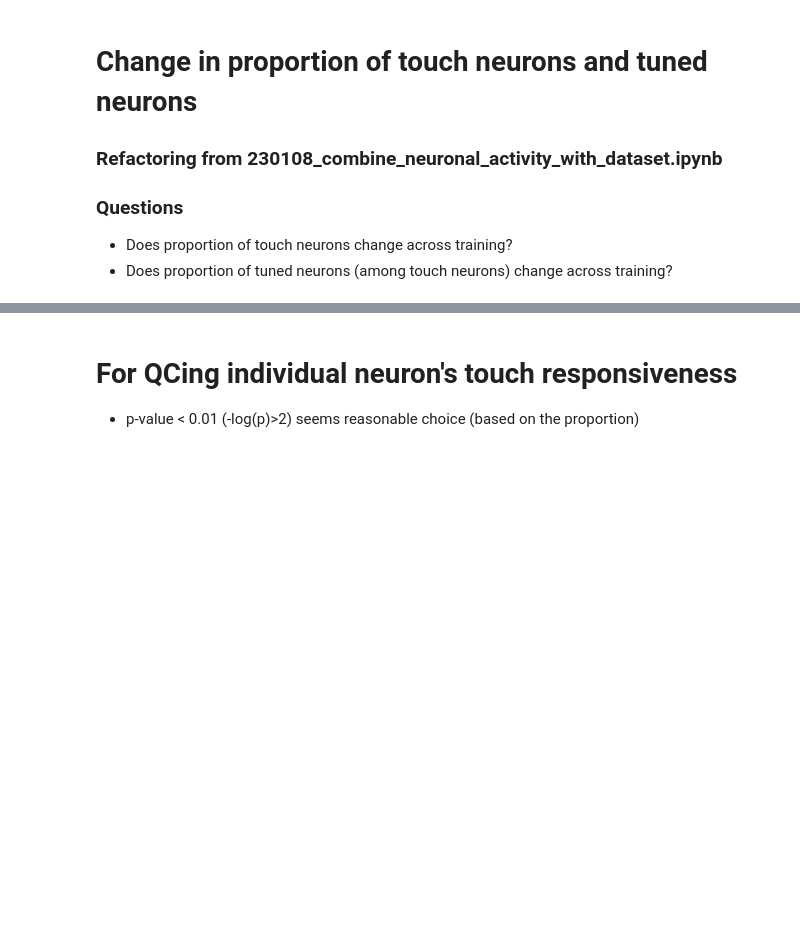
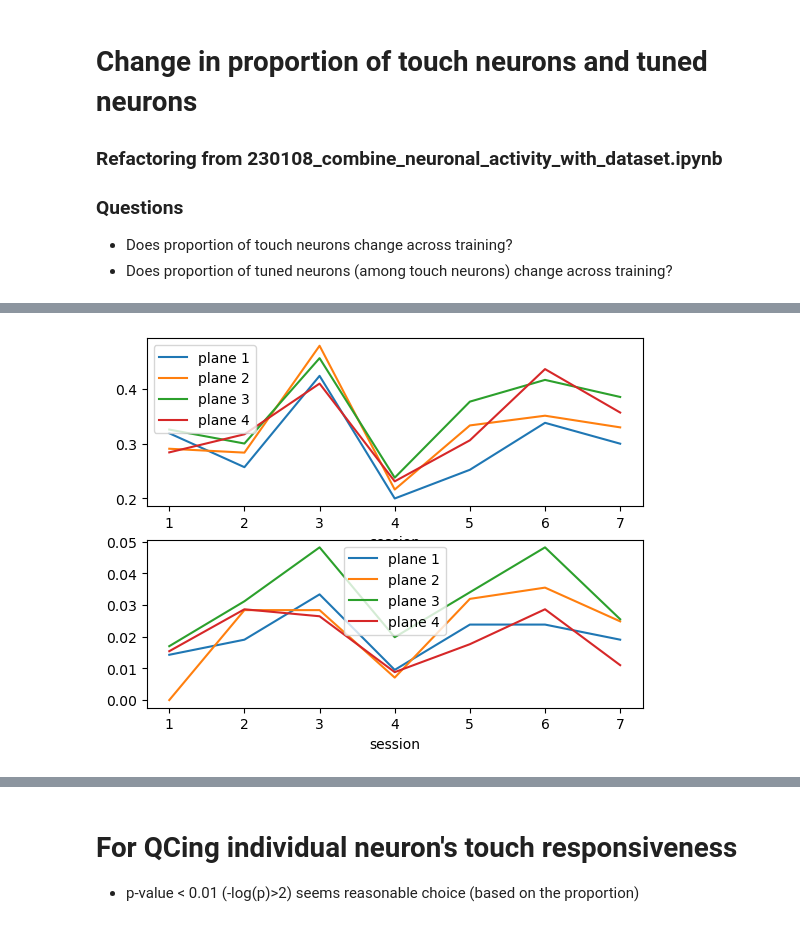
Before and after one commit to jkim0731/Neural-stretching-in-vS1, a Jupyter notebook: 230228_touch_tuned_prop_analysis_01.ipynb, the cells around one changed output, grey strips where cells are left out. Drawn from its saved outputs; the diff is of its cells as text; code cells hidden in the pictures; blank space fills up the shorter version.

```diff
--- a/230228_touch_tuned_prop_analysis_01.ipynb
+++ b/230228_touch_tuned_prop_analysis_01.ipynb
@@ -389,0 +756,7 @@ for plane in range(1,9):
+# %%
+# In one plane
+mouse = 25
+plane = 3
+# Check the # of touch trials
+load_fn = f'JK{mouse:03d}_plane{plane}_touch_response_crude.pkl'
+tr_crude = pd.read_pickle(save_dir_base / load_fn)
@@ -389,0 +1448,30 @@ for plane in range(1,9):
+# %%
+mouse = 27
+volume = 0
+
+p_threshold = 0.01
+load_fn = f'JK{mouse:03d}_volume{volume}_2angle_touch_response_ttest.pkl'
+tr_volume = pd.read_pickle(save_dir_base / load_fn)
+tr_volume['ind_touch_45_pre'] = tr_volume.p_45_pre.apply(lambda x: np.where(x < p_threshold)[0])
+tr_volume['ind_touch_135_pre'] = tr_volume.p_135_pre.apply(lambda x: np.where(x < p_threshold)[0])
+tr_volume['ind_touch_pre'] = tr_volume.apply(lambda x: np.union1d(x.ind_touch_45_pre, x.ind_touch_135_pre), axis=1)
+tr_volume['ind_touch_45_post'] = tr_volume.p_45_post.apply(lambda x: np.where(x < p_threshold)[0])
+tr_volume['ind_touch_135_post'] = tr_volume.p_135_post.apply(lambda x: np.where(x < p_threshold)[0])
+tr_volume['ind_touch_post'] = tr_volume.apply(lambda x: np.union1d(x.ind_touch_45_post, x.ind_touch_135_post), axis=1)
+tr_volume['ind_tuned_pre'] = tr_volume.apply(lambda x: np.intersect1d(np.where(x.p_45_135_pre < p_threshold)[0], x.ind_touch_pre), axis=1)
+tr_volume['ind_tuned_post'] = tr_volume.apply(lambda x: np.intersect1d(np.where(x.p_45_135_post < p_threshold)[0], x.ind_touch_post), axis=1)
+tr_volume['num_touch_pre'] = tr_volume.ind_touch_pre.apply(lambda x: len(x))
+tr_volume['num_touch_post'] = tr_volume.ind_touch_post.apply(lambda x: len(x))
+tr_volume['num_tuned_pre'] = tr_volume.ind_tuned_pre.apply(lambda x: len(x))
+tr_volume['num_tuned_post'] = tr_volume.ind_tuned_post.apply(lambda x: len(x))
+tr_volume['prop_touch_pre'] = tr_volume.num_touch_pre / tr_volume.num_cells
+tr_volume['prop_touch_post'] = tr_volume.num_touch_post / tr_volume.num_cells
+tr_volume['prop_tuned_pre'] = tr_volume.num_tuned_pre / tr_volume.num_cells
+tr_volume['prop_tuned_post'] = tr_volume.num_tuned_post / tr_volume.num_cells
+
+fig, ax = plt.subplots(2,1)
+for plane in range(1,5):
+    tr_volume.query('plane == @plane').plot(x='session', y='prop_touch_pre', ax=ax[0], label=f'plane {plane}')
+    tr_volume.query('plane == @plane').plot(x='session', y='prop_tuned_pre', ax=ax[1], label=f'plane {plane}')
+# %% [output]
+[figure, added]
```
Also changed, not shown: parts of 64 cells of this notebook, 1 other file.
